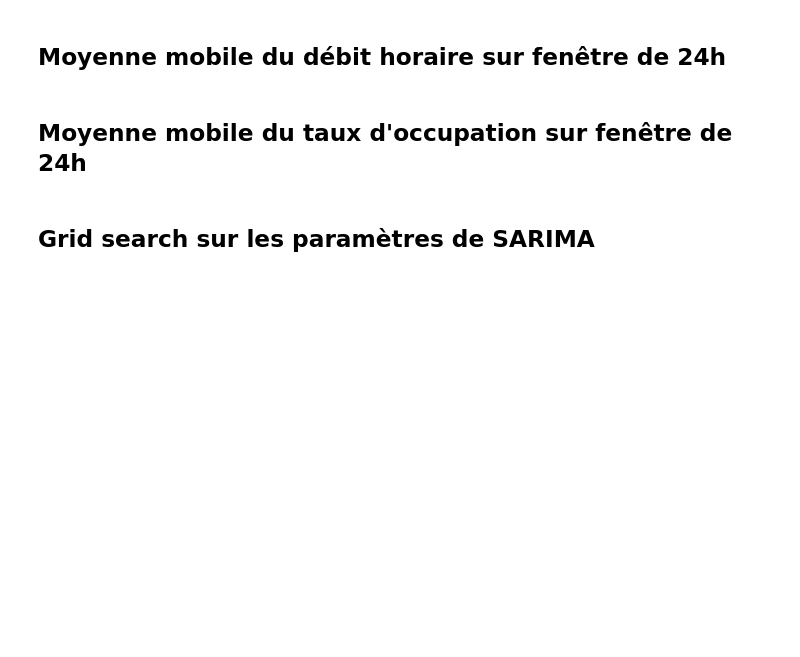
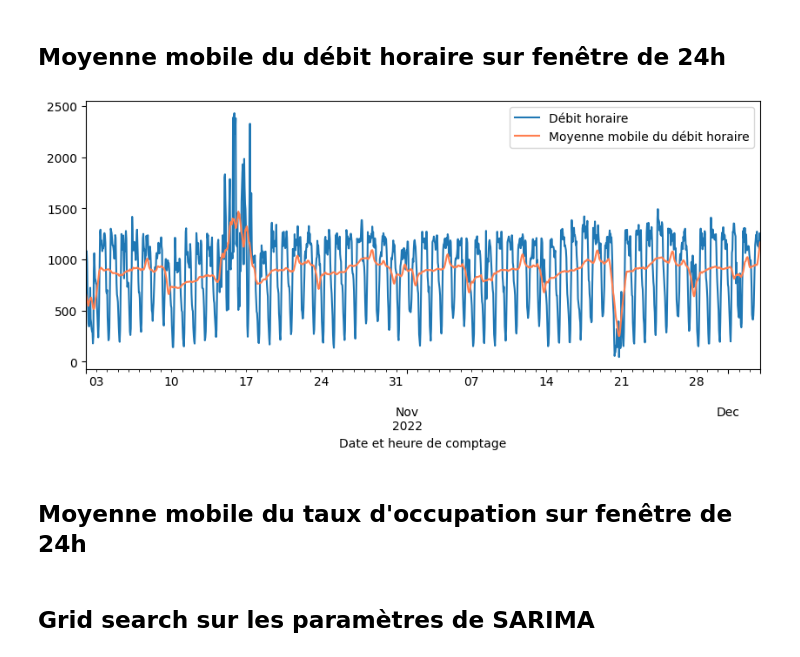
Before and after one commit to romainf28/datathon_gamma_livraisonCO, a Jupyter notebook: traffic_prediction.ipynb, the cells around one changed output. Drawn from its saved outputs; the diff is of its cells as text; code cells hidden in the pictures; blank space fills up the shorter version.

```diff
--- a/traffic_prediction.ipynb
+++ b/traffic_prediction.ipynb
@@ -215,10 +222,12 @@ df_filtered["Etat trafic"] = df_filtered["Etat trafic"].map(traffic_state_encodi
+# %%
+df_ce = fill_missing_values(df_ce)
+df_sts = fill_missing_values(df_sts)
+df_conv = fill_missing_values(df_conv)
+# %%
+df_ce = set_indexes_for_timeseries(df_ce)
+df_sts = set_indexes_for_timeseries(df_sts)
+df_conv = set_indexes_for_timeseries(df_conv)
 # %%
-df_train, df_test = get_train_test(df_filtered)
+df_train_ce, df_test_ce = get_train_test(df_ce)
+df_train_sts, df_test_sts = get_train_test(df_sts)
+df_train_conv, df_test_conv = get_train_test(df_conv)
-# %%
-df_train_ce = df_train[df_train['filename']=='champs-elysees.csv']
-df_train_sts = df_train[df_train['filename']=='saints-peres.csv']
-df_train_conv = df_train[df_train['filename']=='convention.csv']
-
-df_test_ce = df_test[df_test['filename']=='champs-elysees.csv']
-df_test_sts = df_test[df_test['filename']=='saints-peres.csv']
-df_test_conv = df_test[df_test['filename']=='convention.csv']
@@ -239,11 +235,13 @@ ValueError: The truth value of a Series is ambiguous. Use a.empty, a.bool(), a.i
 ## Moyenne mobile du débit horaire sur fenêtre de 24h
 # %%
 from datetime import datetime
-mobile_mean = df_train_ce[df_train_ce["Date"]>datetime(2022,10,1).date()]["Débit horaire"].diff(24).dropna().rolling(24, center=True, min_periods=1).mean()
-df_train_ce[df_train_ce["Date"]>datetime(2022,10,1).date()]["Débit horaire"].diff().dropna().plot(figsize=(10,4), label = 'Débit horaire')
+mobile_mean = df_train_ce[df_train_ce["Date"]>datetime(2022,10,1).date()]["Débit horaire"].dropna().rolling(24, center=True, min_periods=1).mean()
+df_train_ce[df_train_ce["Date"]>datetime(2022,10,1).date()]["Débit horaire"].dropna().plot(figsize=(10,4), label = 'Débit horaire')
 mobile_mean.plot(figsize=(10,4), color='coral', label = 'Moyenne mobile du débit horaire')
 plt.legend()
 plt.show()
+# %% [output]
+[figure, added]
 # %% [markdown]
 ## Moyenne mobile du taux d'occupation sur fenêtre de 24h
 # %% [markdown]
```
Also changed, not shown: parts of 34 cells of this notebook, 15 other files.
